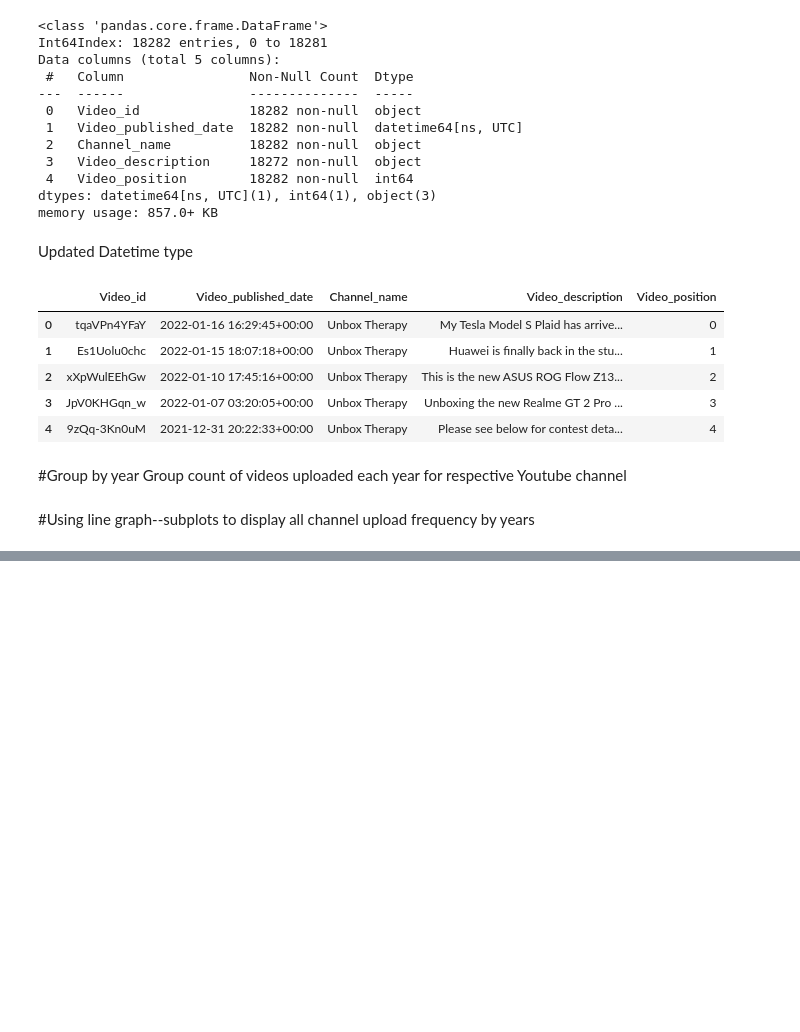
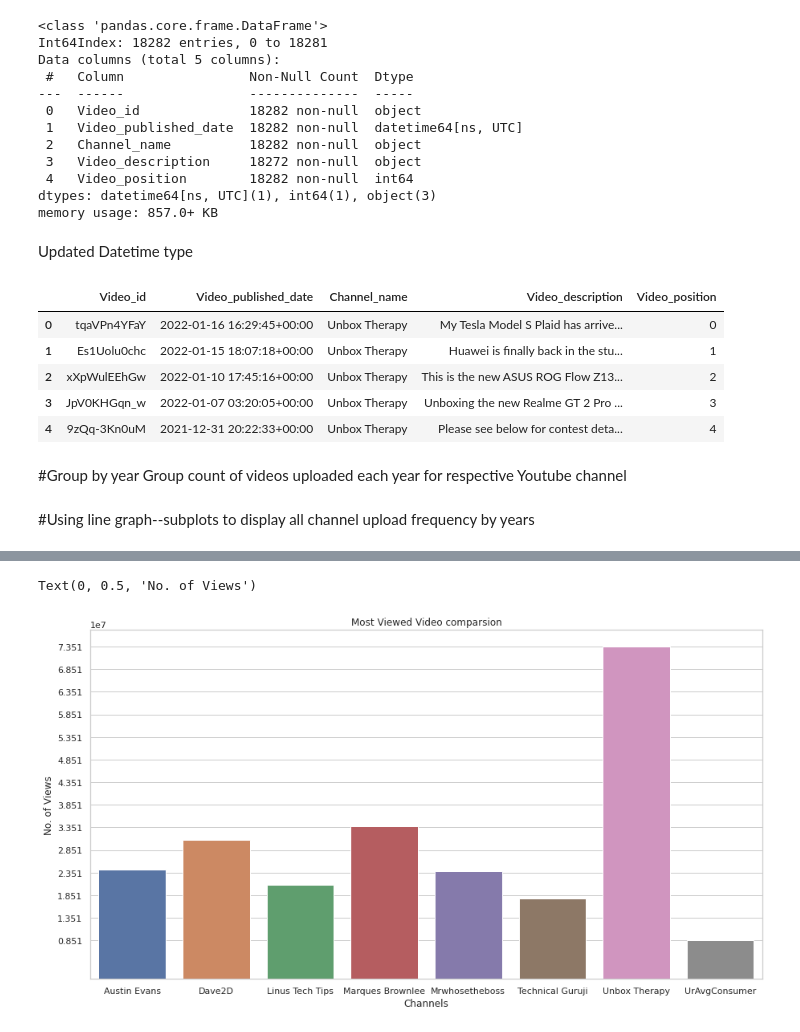
Before and after one commit to PyAshishMhatre/Channel-Analysis-using-Youtube-Data-API, a Jupyter notebook: YoutubeAnalysis.ipynb, the cells around one changed output, grey strips where cells are left out. Drawn from its saved outputs; the diff is of its cells as text; code cells hidden in the pictures; blank space fills up the shorter version.

```diff
--- a/YoutubeAnalysis.ipynb
+++ b/YoutubeAnalysis.ipynb
@@ -256,0 +425,11 @@ plt.show()
+# %%
+fig = plt.figure(figsize=(15,8))
+bar = sns.barplot(x=group.index, y='Stats_view', data=group)
+step_value = 5000000
+bar.set_yticks(np.arange(8513830, 74495719, step_value))
+bar.set_title('Most Viewed Video comparsion')
+bar.set_xlabel('Channels')
+bar.set_ylabel('No. of Views')
+# %% [output]
+Text(0, 0.5, 'No. of Views')
+[figure, added]
```
Also changed, not shown: parts of 33 cells of this notebook.
